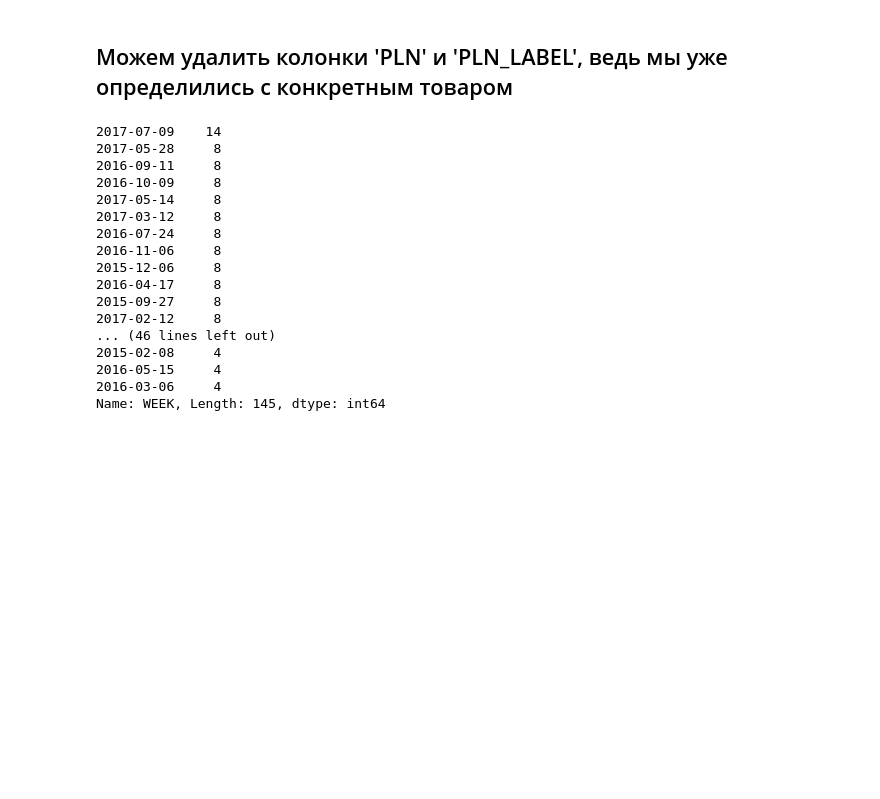
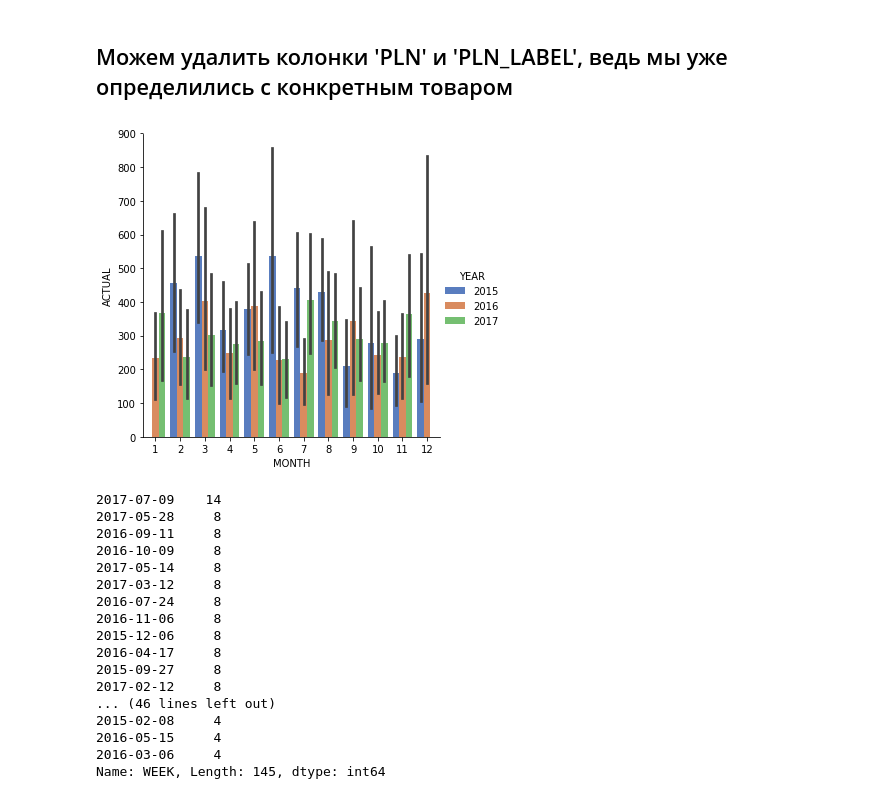
Before and after one commit to antonlagunov1623/ITechArt_lab, a Jupyter notebook: task1.ipynb, the cells around one changed output. Saved outputs shown, nothing was run; the diff lists cells and outputs as text; code cells hidden in the pictures; blank space fills up the shorter version.

```diff
--- a/task1.ipynb
+++ b/task1.ipynb
@@ -261,6 +264,10 @@ first_item = dry_eye[dry_eye['PLN_LABEL']=='BLINK GEL TEAR LUB EYE DROPS.34OZ']
 ## Можем удалить колонки 'PLN' и 'PLN_LABEL', ведь мы уже определились с конкретным товаром
 # %%
 first_item.drop(['PLN_LABEL', 'PLN'], axis=1, inplace=True)
+# %%
+sns.catplot(x='MONTH', y='ACTUAL', hue='YEAR', data=first_item, kind='bar', palette='muted');
+# %% [output]
+[figure, added]
 # %%
 first_item['WEEK'].value_counts()
 # %% [output]
```
Also changed, not shown: parts of 38 cells of this notebook.
